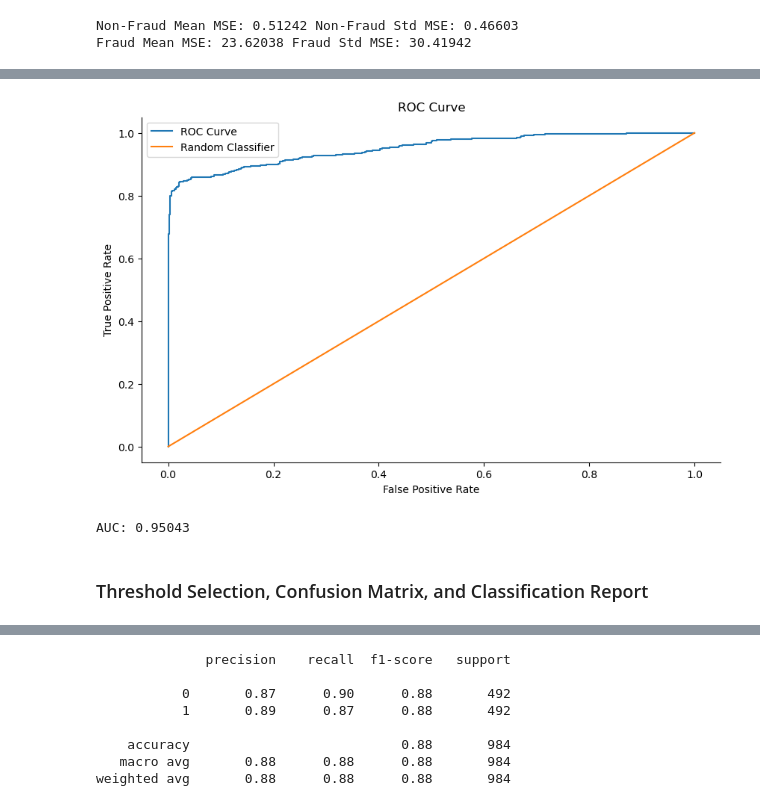
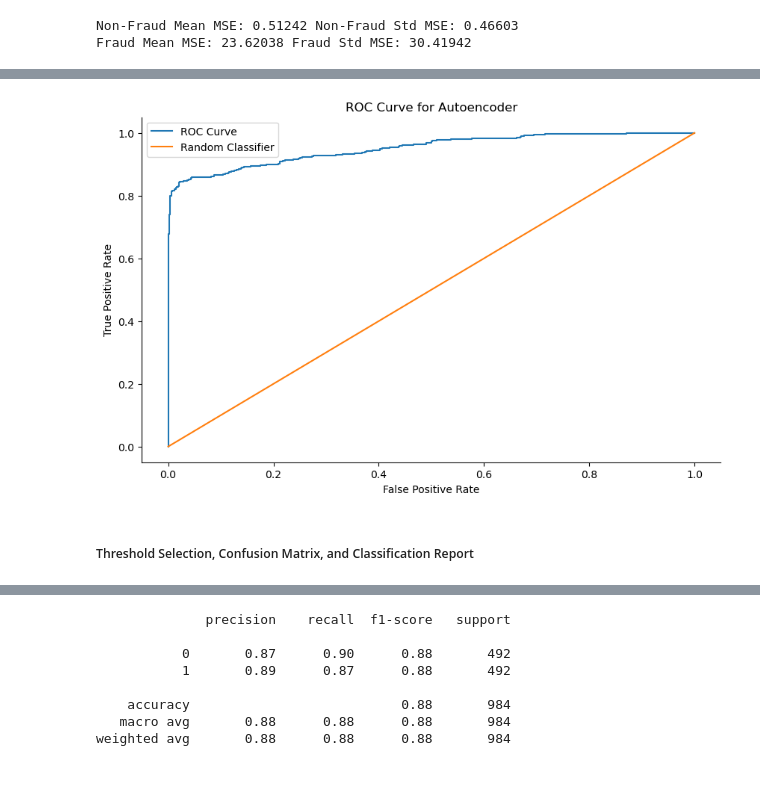
Before and after one commit to dennisjooo/Credit-Fraud-Detector, a Jupyter notebook: fraud.ipynb, the cells around one changed output, grey strips where cells are left out. Cells and saved outputs as stored; diff of their text form; code cells hidden in the pictures; blank space fills up the shorter version.

```diff
--- a/fraud.ipynb
+++ b/fraud.ipynb
@@ -129,0 +136,26 @@ X_train_dev = scaler.transform(X_train_dev)
+# %%
+def plot_roc_curve(label, prediction, title=None, save=False):
+    # Calculating the FPR and TPR score at different thresholds
+    fpr, tpr, thresholds = roc_curve(label, prediction)
+
+    # Setting the figure size
+    plt.figure(figsize=(10, 6))
+
+    # Plotting the ROC curve
+    plt.plot(fpr, tpr, label="ROC Curve")
+    plt.plot([0, 1], [0, 1], label="Random Classifier")
+
+    # Plot settings
+    plt.xlabel("False Positive Rate")
+    plt.ylabel("True Positive Rate")
+    plt.title("ROC Curve for {}".format(title if title is not None else "the Model"))
+    plt.legend()
+    sns.despine()
+
+    # Saving the plot if specified
+    if save and title is not None:
+        path = os.path.join(graph_path, "roc_{}.png".format(str.lower(title)))
+        plt.savefig(path, dpi=300, bbox_inches="tight", transparent=True)
+
+    # Displaying the plot
+    plt.show()
@@ -356,33 +422,10 @@ plt.show()
-# %%
-# Calculating the FPR and TPR score at different thresholds
-fpr, tpr, thresholds = roc_curve(y_dev, dev_mse)
-
-# Setting the figure size
-plt.figure(figsize=(10, 6))
-
-# Plotting the ROC curve
-plt.plot(fpr, tpr, label="ROC Curve")
-plt.plot([0, 1], [0, 1], label="Random Classifier")
-
-# Plot settings
-plt.xlabel("False Positive Rate")
-plt.ylabel("True Positive Rate")
-plt.title("ROC Curve")
-plt.legend()
-sns.despine()
-
-#
-plt.show()
-# %% [output]
-[figure, removed]
-# %%
-# Getting the AUC
-auc = roc_auc_score(y_dev, dev_mse)
-print("AUC: {:.5f}".format(auc))
-# %% [output]
-AUC: 0.95043
+# %%
+# Plotting the ROC curve
+plot_roc_curve(y_dev, dev_mse, "Autoencoder")
+# %% [output]
+[figure, added]
 # %% [markdown]
-### Threshold Selection, Confusion Matrix, and Classification Report
+##### Threshold Selection, Confusion Matrix, and Classification Report
 # %%
 # Deciding the threshold
 threshold = 1
```
Also changed, not shown: parts of 31 cells of this notebook, 11 other files.
